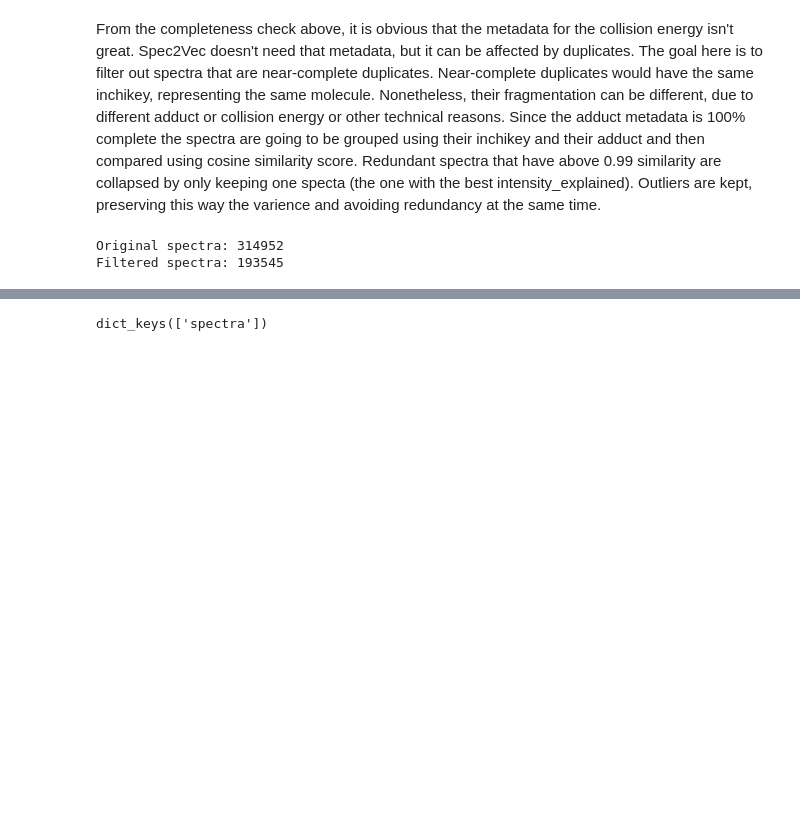
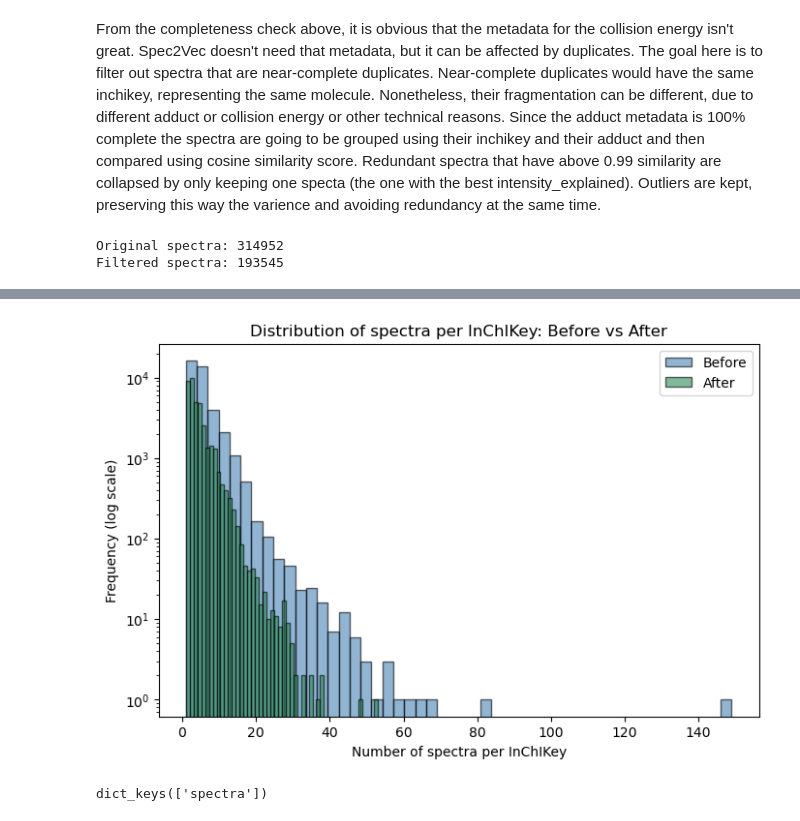
Before and after one commit to ioanniskontogiannis/mass2motif-prioritization-ml, a Jupyter notebook: scripts/filtering/filtering_Spec2Vec_retraining.ipynb, the cells around one changed output, grey strips where cells are left out. Drawn from its saved outputs; the diff is of its cells as text; code cells hidden in the pictures; blank space fills up the shorter version.

```diff
--- a/scripts/filtering/filtering_Spec2Vec_retraining.ipynb
+++ b/scripts/filtering/filtering_Spec2Vec_retraining.ipynb
@@ -141,2 +337,16 @@ Filtered spectra: 193545
+# %%
+# Plot overlay
+plt.figure(figsize=(8,5))
+plt.hist(spectra_per_inchikey, bins=50, log=True, alpha=0.6,
+         label="Before", color="steelblue", edgecolor="black")
+plt.hist(spectra_per_inchikey_after, bins=50, log=True, alpha=0.6,
+         label="After", color="seagreen", edgecolor="black")
+plt.xlabel("Number of spectra per InChIKey")
+plt.ylabel("Frequency (log scale)")
+plt.title("Distribution of spectra per InChIKey: Before vs After")
+plt.legend()
+plt.show()
+# %% [output]
+[figure, added]
 # %%
 from matchms.exporting import save_as_mgf
```
Also changed, not shown: parts of 27 cells of this notebook, 3 other files.
